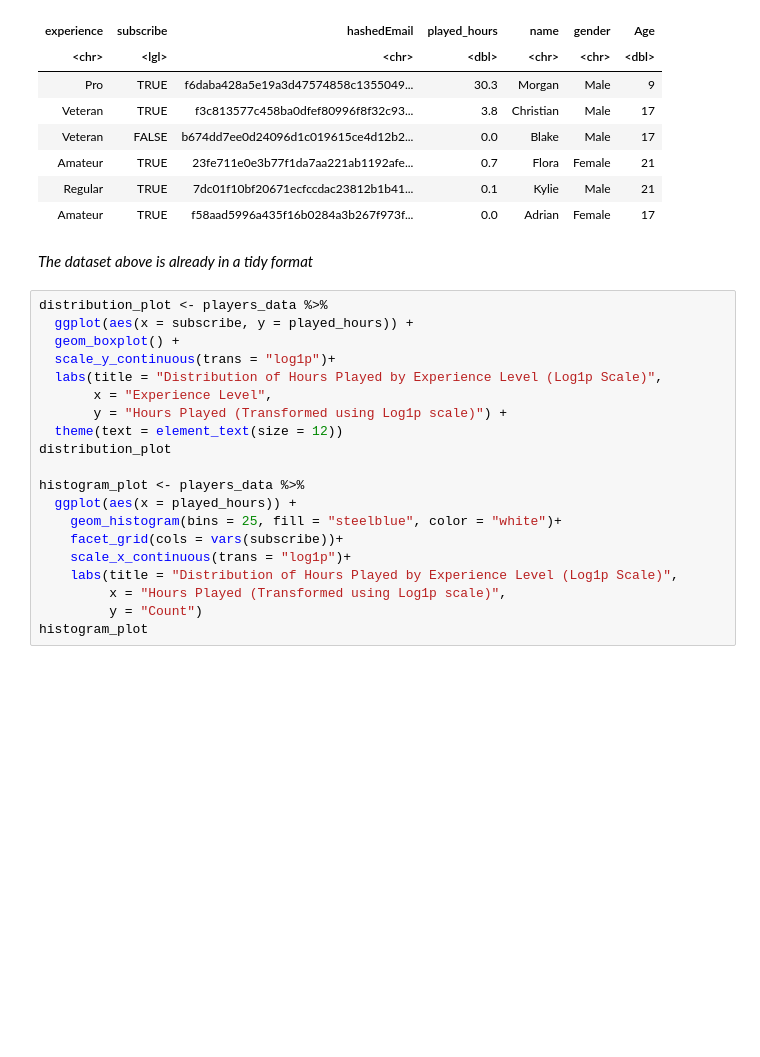
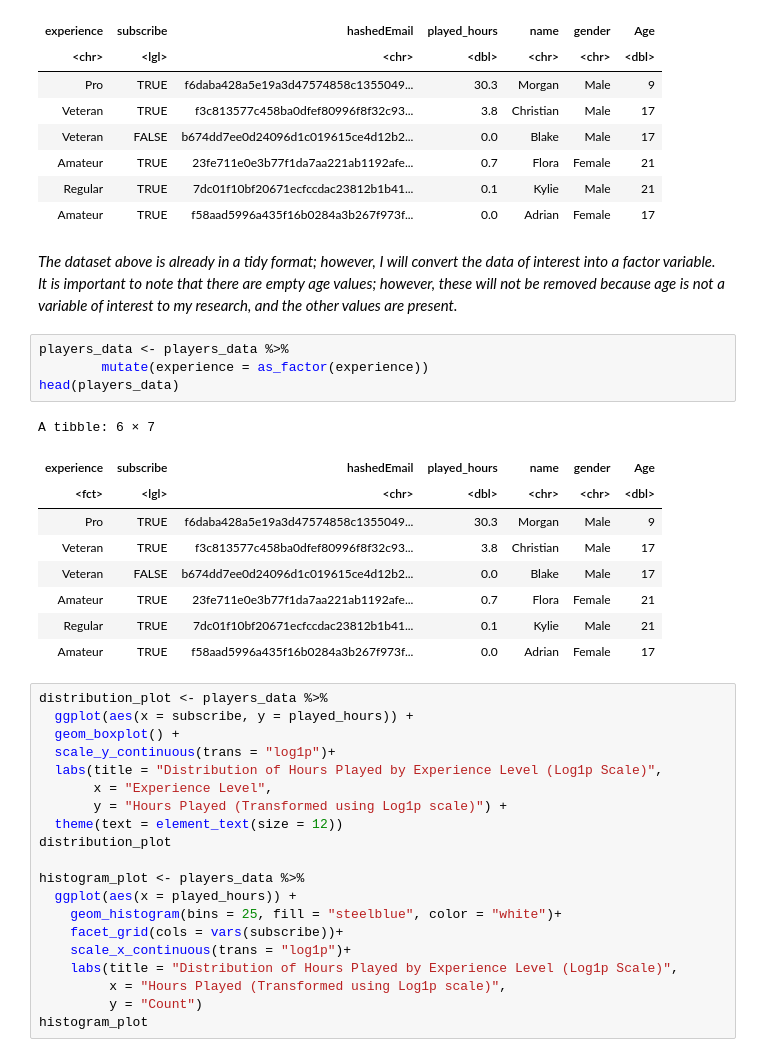
Before and after one commit to Mgonz005/Data-Science-group-project-, a Jupyter notebook: Individual_group_34.ipynb, the cells around one changed output. Saved outputs shown, nothing was run; the diff lists cells and outputs as text; blank space fills up the shorter version.

```diff
--- a/Individual_group_34.ipynb
+++ b/Individual_group_34.ipynb
@@ -150,7 +150,21 @@ A tibble: 6 × 7
 | Regular | TRUE | 7dc01f10bf20671ecfccdac23812b1b41... | 0.1 | Kylie | Male | 21 |
 | Amateur | TRUE | f58aad5996a435f16b0284a3b267f973f... | 0.0 | Adrian | Female | 17 |
 # %% [markdown]
-*The dataset above is already in a tidy format*
+*The dataset above is already in a tidy format; however, I will convert the data of interest into a factor variable. It is important to note that there are empty age values; however, these will not be removed because age is not a variable of interest to my research, and the other values are present.*
+# %%
+players_data <- players_data %>%
+        mutate(experience = as_factor(experience))
+head(players_data)
+# %% [output]
+A tibble: 6 × 7
+| experience | subscribe | hashedEmail | played_hours | name | gender | Age |
+| <fct> | <lgl> | <chr> | <dbl> | <chr> | <chr> | <dbl> |
+| Pro | TRUE | f6daba428a5e19a3d47574858c1355049... | 30.3 | Morgan | Male | 9 |
+| Veteran | TRUE | f3c813577c458ba0dfef80996f8f32c93... | 3.8 | Christian | Male | 17 |
+| Veteran | FALSE | b674dd7ee0d24096d1c019615ce4d12b2... | 0.0 | Blake | Male | 17 |
+| Amateur | TRUE | 23fe711e0e3b77f1da7aa221ab1192afe... | 0.7 | Flora | Female | 21 |
+| Regular | TRUE | 7dc01f10bf20671ecfccdac23812b1b41... | 0.1 | Kylie | Male | 21 |
+| Amateur | TRUE | f58aad5996a435f16b0284a3b267f973f... | 0.0 | Adrian | Female | 17 |
 # %%
 distribution_plot <- players_data %>%
   ggplot(aes(x = subscribe, y = played_hours)) +
```
